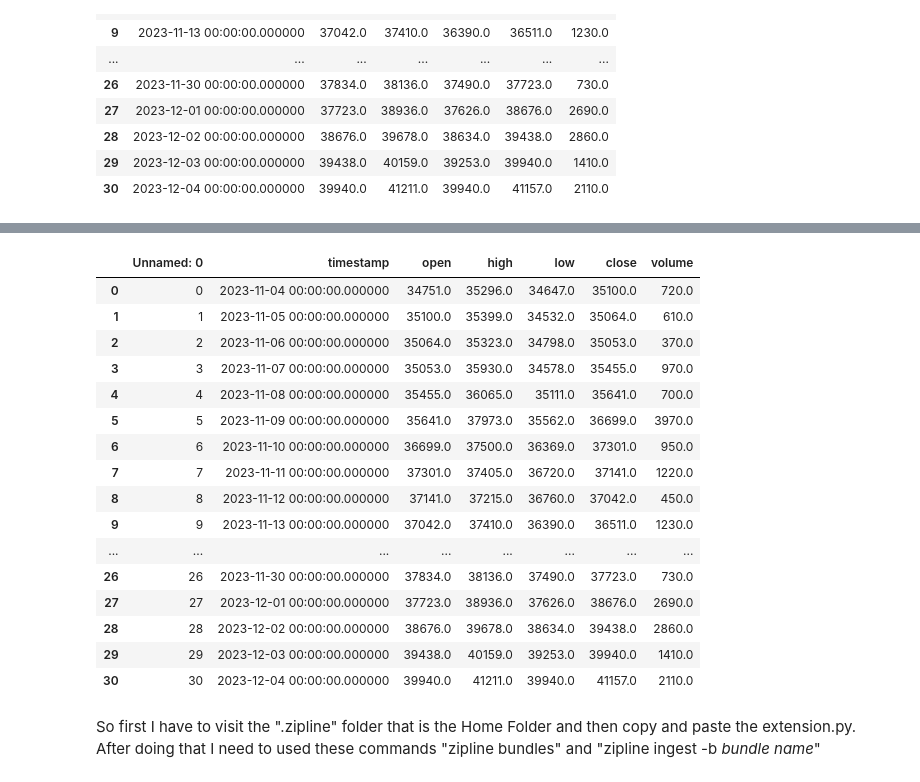
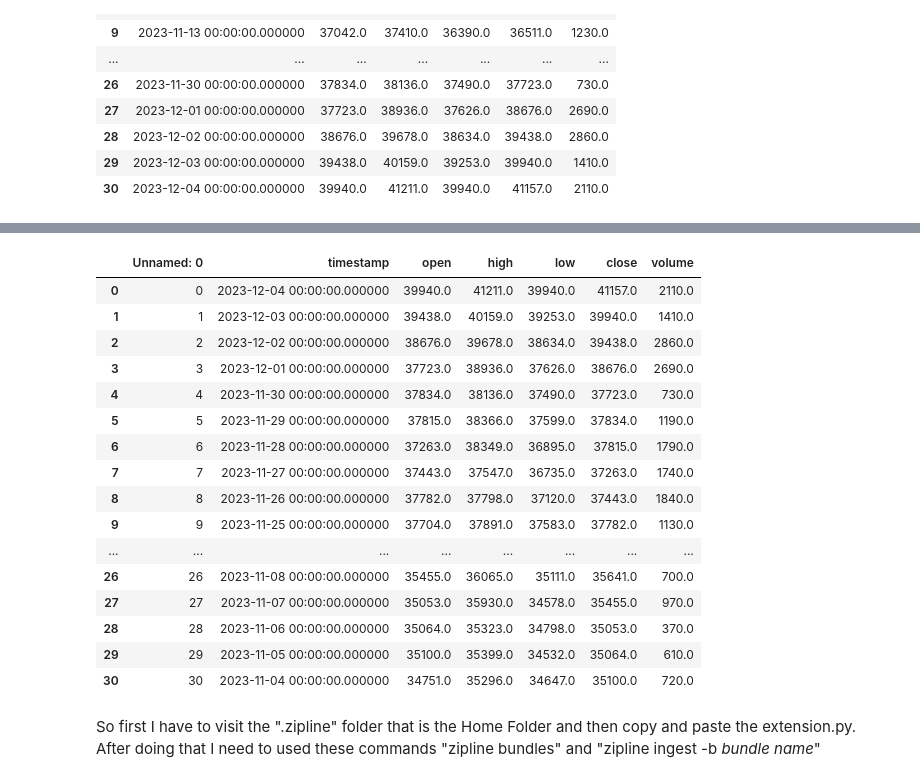
Before and after one commit to Akib-Raihan-4/Trading_With_Python, a Jupyter notebook: Zipline/Zipline_practice.ipynb, the cells around one changed output, grey strips where cells are left out. Saved outputs shown, nothing was run; the diff lists cells and outputs as text; code cells hidden in the pictures.

```diff
--- a/Zipline/Zipline_practice.ipynb
+++ b/Zipline/Zipline_practice.ipynb
@@ -216,27 +235,28 @@ b = b.groupby('timestamp').last().reset_index()
 # %%
 b.to_csv('./custom_data/btc_modified.csv')
 # %%
-c = pd.read_csv('./custom_data/btc_modified.csv')
-# c.drop('Unnamed: 0', axis=1)
+c = pd.read_csv('./custom_data/btc_modified_2.csv')
+c.drop('Unnamed: 0', axis=1)
 c
+# c.to_csv('./daily/btc_data.csv')
 # %% [output]
 |  | Unnamed: 0 | timestamp | open | high | low | close | volume |
-| 0 | 0 | 2023-11-04 00:00:00.000000 | 34751.0 | 35296.0 | 34647.0 | 35100.0 | 720.0 |
-| 1 | 1 | 2023-11-05 00:00:00.000000 | 35100.0 | 35399.0 | 34532.0 | 35064.0 | 610.0 |
-| 2 | 2 | 2023-11-06 00:00:00.000000 | 35064.0 | 35323.0 | 34798.0 | 35053.0 | 370.0 |
-| 3 | 3 | 2023-11-07 00:00:00.000000 | 35053.0 | 35930.0 | 34578.0 | 35455.0 | 970.0 |
-| 4 | 4 | 2023-11-08 00:00:00.000000 | 35455.0 | 36065.0 | 35111.0 | 35641.0 | 700.0 |
-| 5 | 5 | 2023-11-09 00:00:00.000000 | 35641.0 | 37973.0 | 35562.0 | 36699.0 | 3970.0 |
-| 6 | 6 | 2023-11-10 00:00:00.000000 | 36699.0 | 37500.0 | 36369.0 | 37301.0 | 950.0 |
-| 7 | 7 | 2023-11-11 00:00:00.000000 | 37301.0 | 37405.0 | 36720.0 | 37141.0 | 1220.0 |
-| 8 | 8 | 2023-11-12 00:00:00.000000 | 37141.0 | 37215.0 | 36760.0 | 37042.0 | 450.0 |
-| 9 | 9 | 2023-11-13 00:00:00.000000 | 37042.0 | 37410.0 | 36390.0 | 36511.0 | 1230.0 |
+| 0 | 0 | 2023-12-04 00:00:00.000000 | 39940.0 | 41211.0 | 39940.0 | 41157.0 | 2110.0 |
+| 1 | 1 | 2023-12-03 00:00:00.000000 | 39438.0 | 40159.0 | 39253.0 | 39940.0 | 1410.0 |
+| 2 | 2 | 2023-12-02 00:00:00.000000 | 38676.0 | 39678.0 | 38634.0 | 39438.0 | 2860.0 |
+| 3 | 3 | 2023-12-01 00:00:00.000000 | 37723.0 | 38936.0 | 37626.0 | 38676.0 | 2690.0 |
+| 4 | 4 | 2023-11-30 00:00:00.000000 | 37834.0 | 38136.0 | 37490.0 | 37723.0 | 730.0 |
+| 5 | 5 | 2023-11-29 00:00:00.000000 | 37815.0 | 38366.0 | 37599.0 | 37834.0 | 1190.0 |
+| 6 | 6 | 2023-11-28 00:00:00.000000 | 37263.0 | 38349.0 | 36895.0 | 37815.0 | 1790.0 |
+| 7 | 7 | 2023-11-27 00:00:00.000000 | 37443.0 | 37547.0 | 36735.0 | 37263.0 | 1740.0 |
+| 8 | 8 | 2023-11-26 00:00:00.000000 | 37782.0 | 37798.0 | 37120.0 | 37443.0 | 1840.0 |
+| 9 | 9 | 2023-11-25 00:00:00.000000 | 37704.0 | 37891.0 | 37583.0 | 37782.0 | 1130.0 |
 | ... | ... | ... | ... | ... | ... | ... | ... |
-| 26 | 26 | 2023-11-30 00:00:00.000000 | 37834.0 | 38136.0 | 37490.0 | 37723.0 | 730.0 |
-| 27 | 27 | 2023-12-01 00:00:00.000000 | 37723.0 | 38936.0 | 37626.0 | 38676.0 | 2690.0 |
-| 28 | 28 | 2023-12-02 00:00:00.000000 | 38676.0 | 39678.0 | 38634.0 | 39438.0 | 2860.0 |
-| 29 | 29 | 2023-12-03 00:00:00.000000 | 39438.0 | 40159.0 | 39253.0 | 39940.0 | 1410.0 |
-| 30 | 30 | 2023-12-04 00:00:00.000000 | 39940.0 | 41211.0 | 39940.0 | 41157.0 | 2110.0 |
+| 26 | 26 | 2023-11-08 00:00:00.000000 | 35455.0 | 36065.0 | 35111.0 | 35641.0 | 700.0 |
+| 27 | 27 | 2023-11-07 00:00:00.000000 | 35053.0 | 35930.0 | 34578.0 | 35455.0 | 970.0 |
+| 28 | 28 | 2023-11-06 00:00:00.000000 | 35064.0 | 35323.0 | 34798.0 | 35053.0 | 370.0 |
+| 29 | 29 | 2023-11-05 00:00:00.000000 | 35100.0 | 35399.0 | 34532.0 | 35064.0 | 610.0 |
+| 30 | 30 | 2023-11-04 00:00:00.000000 | 34751.0 | 35296.0 | 34647.0 | 35100.0 | 720.0 |
 # %% [markdown]
 So first I have to visit the ".zipline" folder that is the Home Folder and then copy and paste the extension.py.<br>
 After doing that I need to used these commands "zipline bundles" and "zipline ingest -b *bundle name*"
```
Also changed, not shown: parts of 1 cell of this notebook, 5 other files.
